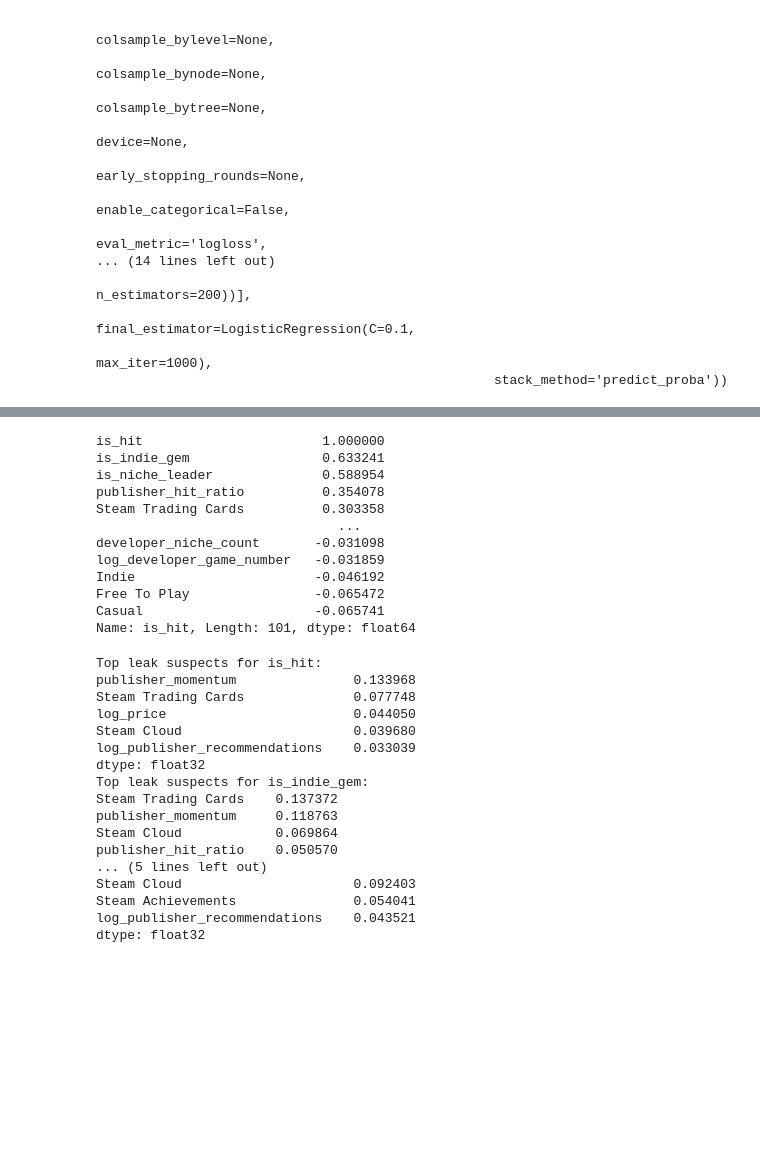
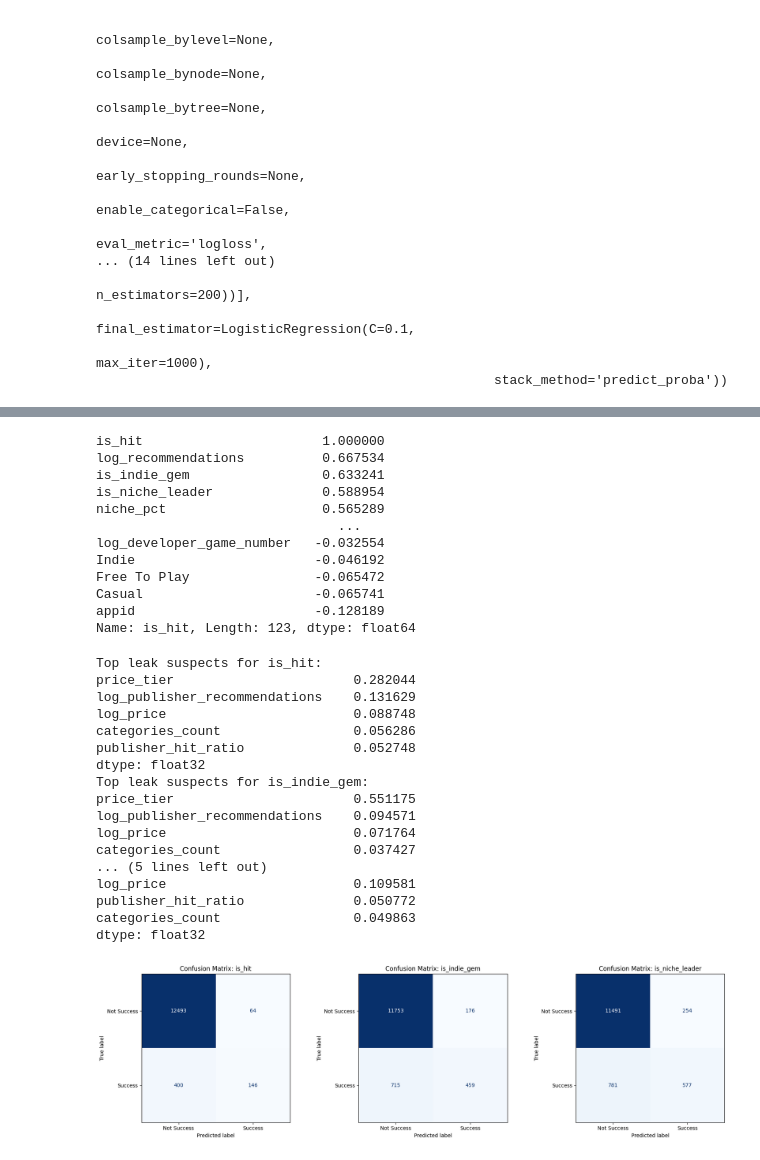
Before and after one commit to erj2231/notebooks-on-ml, a Jupyter notebook: Coursera lil proj/steam.ipynb, the cells around one changed output, grey strips where cells are left out. Cells and saved outputs as stored; diff of their text form; code cells hidden in the pictures; blank space fills up the shorter version.

Commit message:
1. fixed data transformation 2. fixed model

```diff
--- a/Coursera lil proj/steam.ipynb
+++ b/Coursera lil proj/steam.ipynb
@@ -89,7 +86,7 @@ for d, p, h, pr, rec, g, c in zip(data['developer'], data['publisher'], data['is
 
     for ent, stats, pref in [(d, dev_stats, 'dev'), (p, pub_stats, 'pub')]:
         if ent not in stats:
-            stats[ent] = [0, 0, 0.0, 0.0, 0.0, 0.0, set(), set()]
+            stats[ent] = [0, 0, 0.0, 0.0, 0.0, 0.0, set(), set(), 0]
 
         s = stats[ent]
         n = s[1]
@@ -224,10 +221,10 @@ mlb_gen = MultiLabelBinarizer(sparse_output=True)
 mlb_cat = MultiLabelBinarizer(sparse_output=True)
 
 gen_sparse_train = mlb_gen.fit_transform(X_train['genres'])
-cat_sparse_train = mlb_cat.fit_transform(y_train['categories'])
+cat_sparse_train = mlb_cat.fit_transform(X_train['categories'])
 
 gen_sparse_test = mlb_gen.transform(X_test['genres'])
-cat_sparse_test = mlb_cat.transform(y_test['categories'])
+cat_sparse_test = mlb_cat.transform(X_test['categories'])
 
 import scipy.sparse as sp
 full_gen_sparse = sp.vstack([gen_sparse_train, gen_sparse_test])
@@ -383,19 +380,19 @@ weighted avg       0.96      0.96      0.96     65511
 # %%
-corr = data.corr()['is_hit'].sort_values(ascending=False)
+corr = data.corr(numeric_only=True)['is_hit'].sort_values(ascending=False)
 corr
 # %% [output]
 is_hit                       1.000000
+log_recommendations          0.667534
 is_indie_gem                 0.633241
 is_niche_leader              0.588954
-publisher_hit_ratio          0.354078
-Steam Trading Cards          0.303358
+niche_pct                    0.565289
                                ...
-developer_niche_count       -0.031098
-log_developer_game_number   -0.031859
+log_developer_game_number   -0.032554
 Indie                       -0.046192
 Free To Play                -0.065472
 Casual                      -0.065741
-Name: is_hit, Length: 101, dtype: float64
+appid                       -0.128189
+Name: is_hit, Length: 123, dtype: float64
 # %%
 import matplotlib.pyplot as plt
 
@@ -407,19 +404,41 @@ for i, target in enumerate(['is_hit', 'is_indie_gem', 'is_niche_leader']):
     print(feat_imp.sort_values(ascending=False).head(5))
 # %% [output]
 Top leak suspects for is_hit:
-publisher_momentum               0.133968
-Steam Trading Cards              0.077748
-log_price                        0.044050
-Steam Cloud                      0.039680
-log_publisher_recommendations    0.033039
+price_tier                       0.282044
+log_publisher_recommendations    0.131629
+log_price                        0.088748
+categories_count                 0.056286
+publisher_hit_ratio              0.052748
 dtype: float32
 Top leak suspects for is_indie_gem:
-Steam Trading Cards    0.137372
-publisher_momentum     0.118763
-Steam Cloud            0.069864
-publisher_hit_ratio    0.050570
+price_tier                       0.551175
+log_publisher_recommendations    0.094571
+log_price                        0.071764
+categories_count                 0.037427
 ... (5 lines left out)
-Steam Cloud                      0.092403
-Steam Achievements               0.054041
-log_publisher_recommendations    0.043521
+log_price                        0.109581
+publisher_hit_ratio              0.050772
+categories_count                 0.049863
 dtype: float32
+# %%
+from sklearn.metrics import confusion_matrix, ConfusionMatrixDisplay
+import matplotlib.pyplot as plt
+
+# We create a figure with 3 subplots (one for each target)
+fig, axes = plt.subplots(1, 3, figsize=(18, 5))
+
+target_names = ['is_hit', 'is_indie_gem', 'is_niche_leader']
+
+for i, name in enumerate(target_names):
+    # Calculate the confusion between real y_test and our predictions
+    cm = confusion_matrix(y_test.iloc[:, i], preds[:, i])
+
+    # Display the heatmap on the specific subplot
+    disp = ConfusionMatrixDisplay(confusion_matrix=cm, display_labels=['Not Success', 'Success'])
+    disp.plot(ax=axes[i], cmap='Blues', colorbar=False)
+    axes[i].set_title(f'Confusion Matrix: {name}')
+
+plt.tight_layout()
+plt.show()
+# %% [output]
+[figure, added]
```
Also changed, not shown: parts of 2 cells of this notebook, 1 other file.
